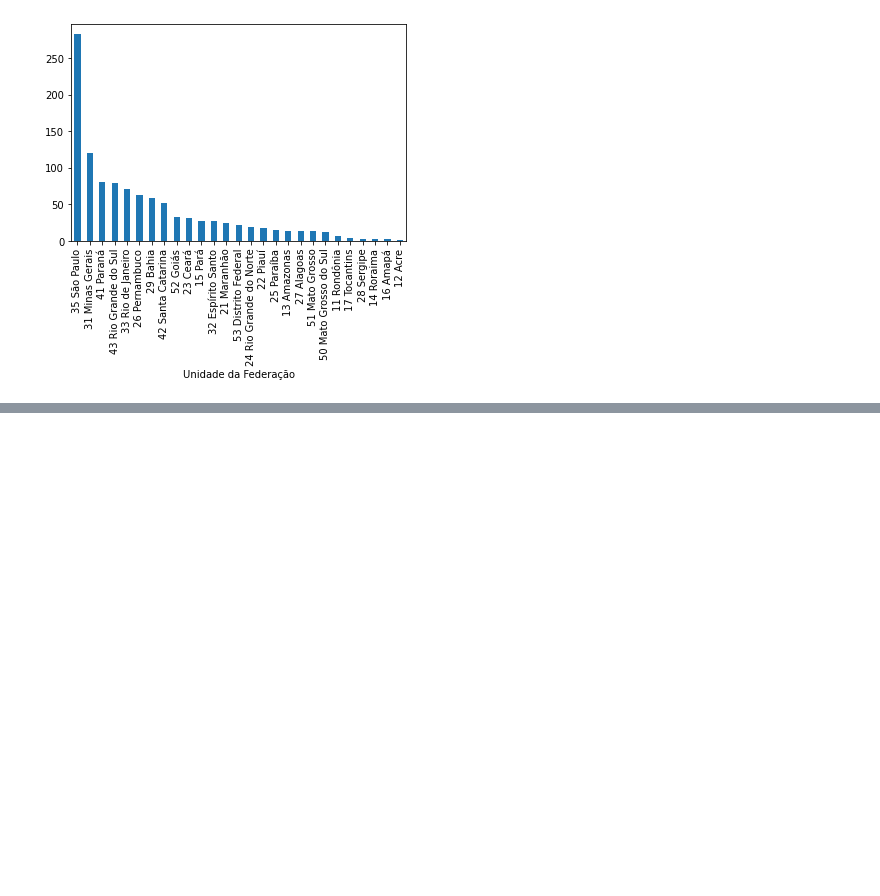
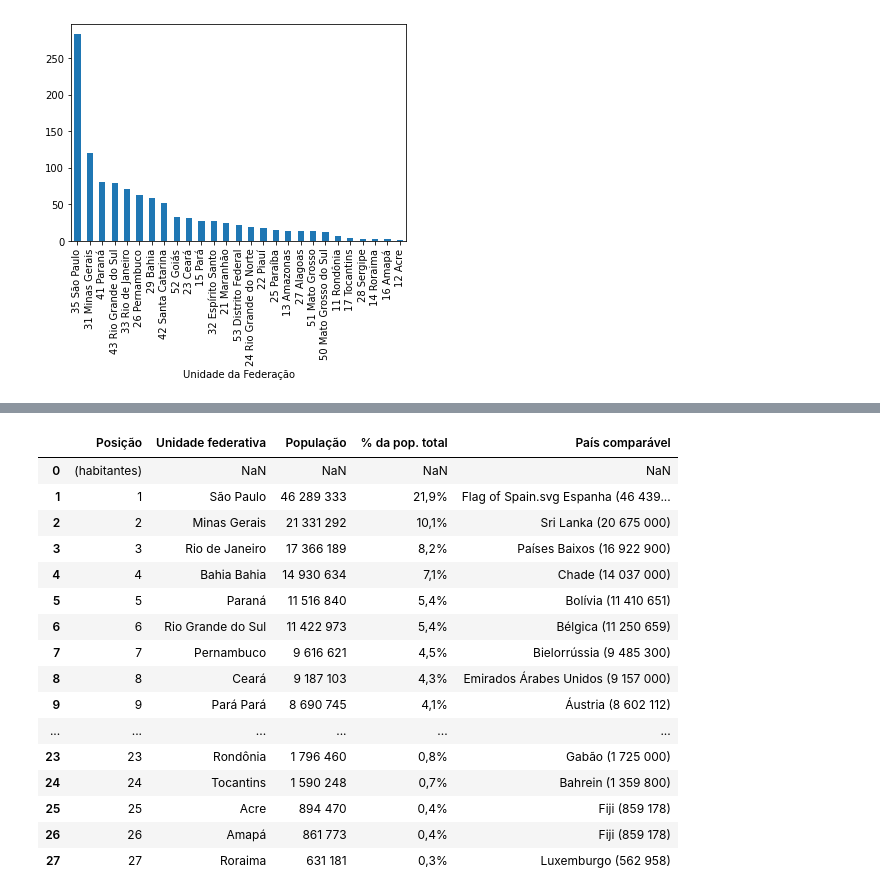
Before and after one commit to p3dr3nriqu3/boocamp_alura, a Jupyter notebook: Bootcamp_Datascience.ipynb, the cells around one changed output, grey strips where cells are left out. Cells and saved outputs as stored; diff of their text form; code cells hidden in the pictures; blank space fills up the shorter version.

```diff
--- a/Bootcamp_Datascience.ipynb
+++ b/Bootcamp_Datascience.ipynb
@@ -455,0 +472,57 @@ gastos_do_mais_recente.plot(kind="bar")
+# %%
+dados_da_populacao = """Posição	Unidade federativa	População	% da pop. total	País comparável
+(habitantes)
+
+1	 São Paulo	46 289 333	21,9%	Flag of Spain.svg Espanha (46 439 864)
+2	 Minas Gerais	21 331 292	10,1%	 Sri Lanka (20 675 000)
+3	 Rio de Janeiro	17 366 189	8,2%	 Países Baixos (16 922 900)
+4	Bahia Bahia	14 930 634	7,1%	 Chade (14 037 000)
+5	 Paraná	11 516 840	5,4%	 Bolívia (11 410 651)
+6	 Rio Grande do Sul	11 422 973	5,4%	 Bélgica (11 250 659)
+7	 Pernambuco	9 616 621	4,5%	 Bielorrússia (9 485 300)
+8	 Ceará	9 187 103	4,3%	 Emirados Árabes Unidos (9 157 000)
+9	Pará Pará	8 690 745	4,1%	 Áustria (8 602 112)
+10	 Santa Catarina	7 279 638	3,4%	 Sérvia (7 114 393)
+12	 Goiás	7 142 070	3,4%	 Paraguai (7 003 406)
+11	 Maranhão	7 127 460	3,4%	 Paraguai (7 003 406)
+13	 Amazonas	4 228 381	2,0%	 Líbano (4 168 000)
+14	 Espírito Santo	4 064 052	1,9%	 Líbano (4 168 000)
+15	 Paraíba	4 039 277	1,9%	 Líbano (4 168 000)
+16	 Rio Grande do Norte	3 534 165	1,7%	 Uruguai (3 415 866)
+17	 Mato Grosso	3 526 220	1,7%	 Uruguai (3 415 866)
+18	 Alagoas	3 351 543	1,6%	 Uruguai (3 415 866)
+19	 Piauí	3 281 480	1,6%	 Kuwait (3 268 431)
+20	 Distrito Federal	3 055 149	1,4%	 Lituânia (2 900 787)
+21	 Mato Grosso do Sul	2 809 394	1,3%	 Jamaica (2 717 991)
+22	 Sergipe	2 318 822	1,1%	 Namíbia (2 280 700)
+23	 Rondônia	1 796 460	0,8%	 Gabão (1 725 000)
+24	 Tocantins	1 590 248	0,7%	 Bahrein (1 359 800)
+25	 Acre	894 470	0,4%	 Fiji (859 178)
+26	 Amapá	861 773	0,4%	 Fiji (859 178)
+27	 Roraima	631 181	0,3%	 Luxemburgo (562 958)"""
+
+#fonte: https://pt.wikipedia.org/wiki/Lista_de_unidades_federativas_do_Brasil_por_popula%C3%A7%C3%A3o
+# %%
+from io import StringIO
+
+dados_da_populacao_io = StringIO(dados_da_populacao)
+
+pd.read_csv(dados_da_populacao_io, sep= "\t")
+# %% [output]
+|  | Posição | Unidade federativa | População | % da pop. total | País comparável |
+| 0 | (habitantes) | NaN | NaN | NaN | NaN |
+| 1 | 1 | São Paulo | 46 289 333 | 21,9% | Flag of Spain.svg Espanha (46 439... |
+| 2 | 2 | Minas Gerais | 21 331 292 | 10,1% | Sri Lanka (20 675 000) |
+| 3 | 3 | Rio de Janeiro | 17 366 189 | 8,2% | Países Baixos (16 922 900) |
+| 4 | 4 | Bahia Bahia | 14 930 634 | 7,1% | Chade (14 037 000) |
+| 5 | 5 | Paraná | 11 516 840 | 5,4% | Bolívia (11 410 651) |
+| 6 | 6 | Rio Grande do Sul | 11 422 973 | 5,4% | Bélgica (11 250 659) |
+| 7 | 7 | Pernambuco | 9 616 621 | 4,5% | Bielorrússia (9 485 300) |
+| 8 | 8 | Ceará | 9 187 103 | 4,3% | Emirados Árabes Unidos (9 157 000) |
+| 9 | 9 | Pará Pará | 8 690 745 | 4,1% | Áustria (8 602 112) |
+| ... | ... | ... | ... | ... | ... |
+| 23 | 23 | Rondônia | 1 796 460 | 0,8% | Gabão (1 725 000) |
+| 24 | 24 | Tocantins | 1 590 248 | 0,7% | Bahrein (1 359 800) |
+| 25 | 25 | Acre | 894 470 | 0,4% | Fiji (859 178) |
+| 26 | 26 | Amapá | 861 773 | 0,4% | Fiji (859 178) |
+| 27 | 27 | Roraima | 631 181 | 0,3% | Luxemburgo (562 958) |
```
Also changed, not shown: parts of 2 cells of this notebook.
